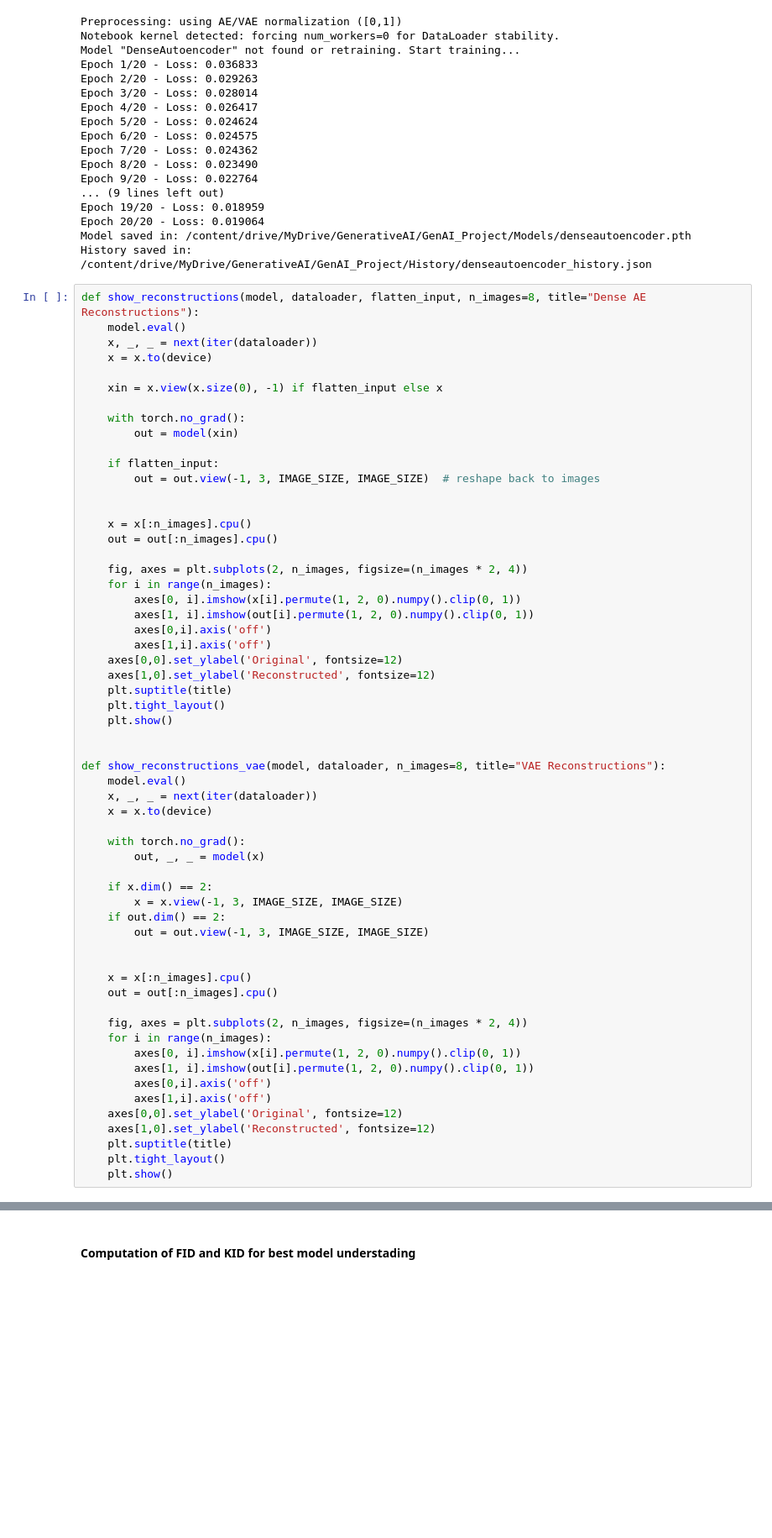
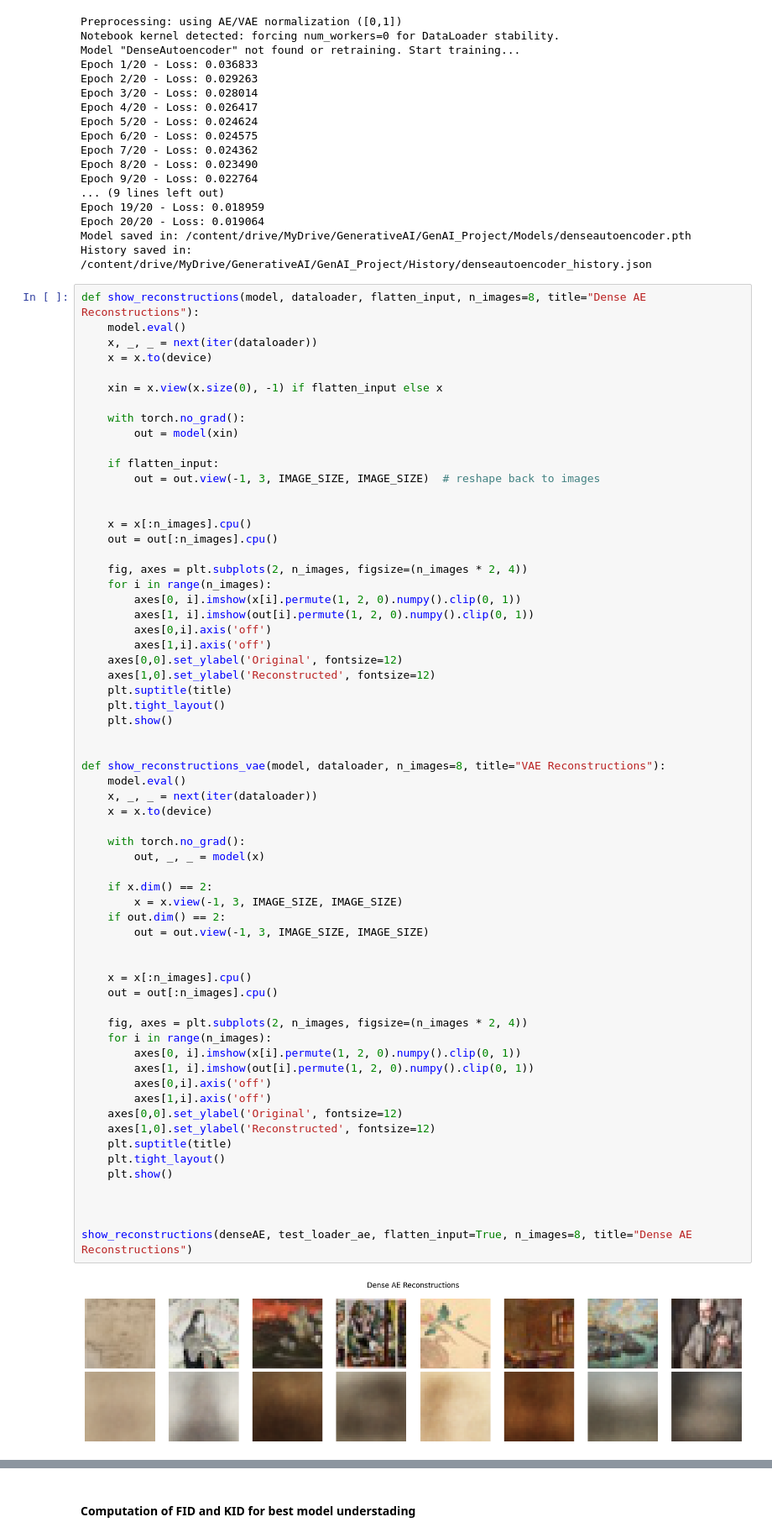
Before and after one commit to Tuco711/GenAI_Project, a Jupyter notebook: TP1-alunos-src-only/student_start_pack/ArtBench10_Student_Start_Pack.ipynb, the cells around one changed output, grey strips where cells are left out. Shown at 84% size. Drawn from its saved outputs; the diff is of its cells as text; blank space fills up the shorter version.

```diff
--- a/TP1-alunos-src-only/student_start_pack/ArtBench10_Student_Start_Pack.ipynb
+++ b/TP1-alunos-src-only/student_start_pack/ArtBench10_Student_Start_Pack.ipynb
@@ -691,30 +722,36 @@ def show_reconstructions(model, dataloader, flatten_input, n_images=8, title="De
 
 
 def show_reconstructions_vae(model, dataloader, n_images=8, title="VAE Reconstructions"):
     model.eval()
     x, _, _ = next(iter(dataloader))
     x = x.to(device)
 
     with torch.no_grad():
         out, _, _ = model(x)
 
     if x.dim() == 2:
         x = x.view(-1, 3, IMAGE_SIZE, IMAGE_SIZE)
     if out.dim() == 2:
         out = out.view(-1, 3, IMAGE_SIZE, IMAGE_SIZE)
 
 
     x = x[:n_images].cpu()
     out = out[:n_images].cpu()
 
     fig, axes = plt.subplots(2, n_images, figsize=(n_images * 2, 4))
     for i in range(n_images):
         axes[0, i].imshow(x[i].permute(1, 2, 0).numpy().clip(0, 1))
         axes[1, i].imshow(out[i].permute(1, 2, 0).numpy().clip(0, 1))
         axes[0,i].axis('off')
         axes[1,i].axis('off')
     axes[0,0].set_ylabel('Original', fontsize=12)
     axes[1,0].set_ylabel('Reconstructed', fontsize=12)
     plt.suptitle(title)
     plt.tight_layout()
     plt.show()
+
+
+
+show_reconstructions(denseAE, test_loader_ae, flatten_input=True, n_images=8, title="Dense AE Reconstructions")
+# %% [output]
+[figure, added]
```
Also changed, not shown: parts of 5 cells of this notebook, 1 other file.
